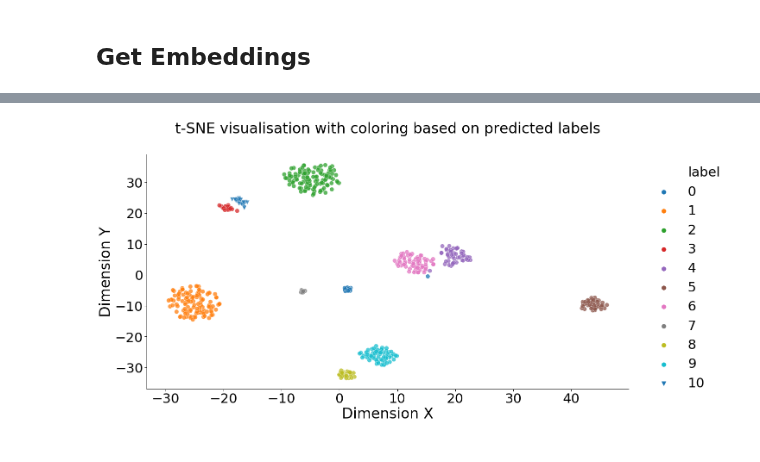
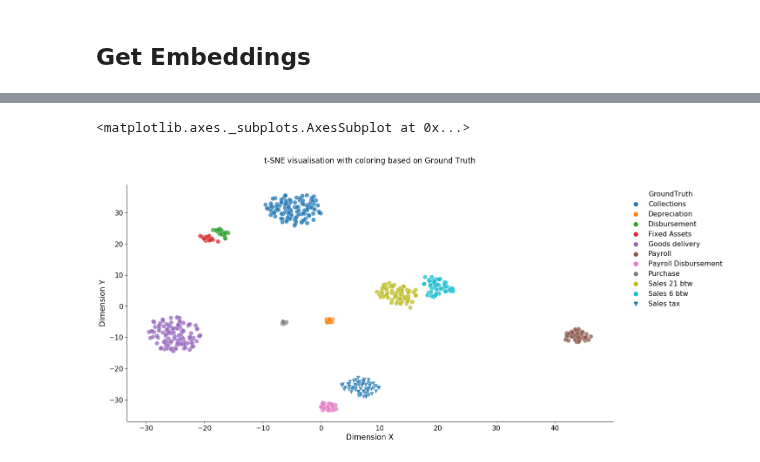
Before and after one commit to AlexWorldD/NetEmbs, a Jupyter notebook: RefactorMe.ipynb, the cells around one changed output, grey strips where cells are left out. Saved outputs shown, nothing was run; the diff lists cells and outputs as text; code cells hidden in the pictures.

```diff
--- a/RefactorMe.ipynb
+++ b/RefactorMe.ipynb
@@ -16,6 +16,7 @@ Working directory is  UvA/Refactoring/verMetaDiff_dirCOMBI_walks30_pressure10_/w
 ## Upload data as Journal Entries
 # %%
 data = upload_data(DB_PATH, limit=3000)
+journal_truth = upload_journal_entries(DB_PATH)[["ID", "GroundTruth", "Time"]]
 # %%
 d = data_preprocessing(data)
 d.head(2)
@@ -81,4 +75,6 @@ I0803 16:33:07.666032 4690949568 get_embeddings.py:129] Loading Embeddings from
 Loaded Embeddings from cache!
+# %%
+embeddings = embeddings.merge(journal_truth, on="ID")
 # %%
 cl_labs = cl_Agglomerative(embeddings, 11)
 # %% [output]
@@ -109,4 +82,5 @@ def save_to_file(ax, title: Optional[str] = None, folder: Optional[str] = None,
-# %%
-save_to_file(draw_embeddings(cl_labs, context="talk_half"), title="test")
-# %% [output]
-[figure, removed]
+# %%
+draw.embeddings_2D(cl_labs, legend_title="GroundTruth")
+# %% [output]
+<matplotlib.axes._subplots.AxesSubplot at 0x...>
+[figure, added]
```
Also changed, not shown: parts of 9 cells of this notebook, 8 other files.
